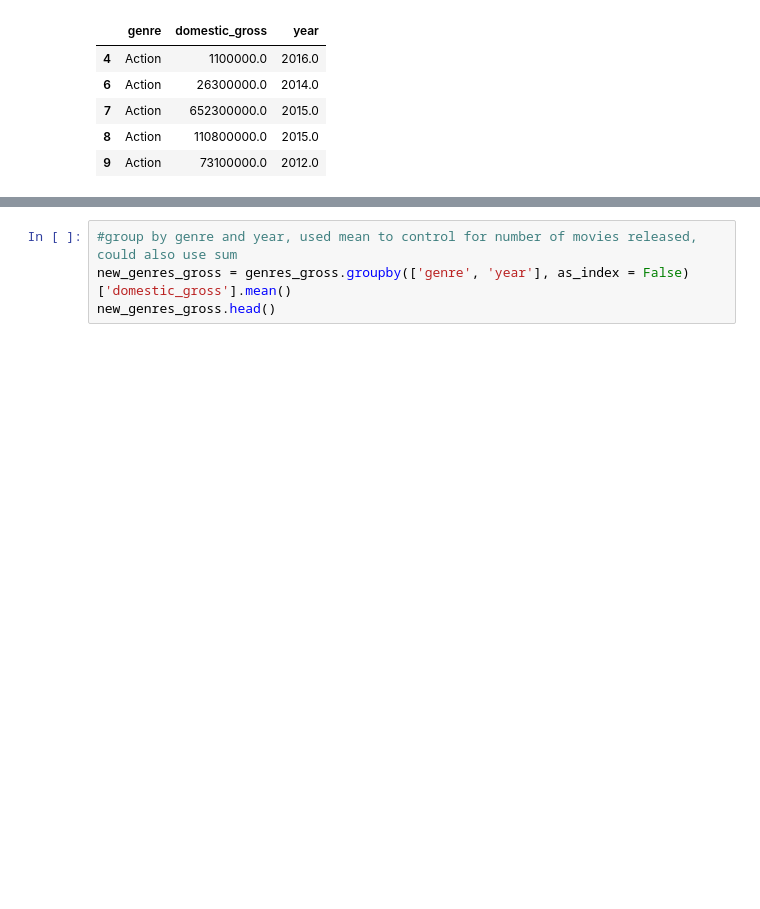
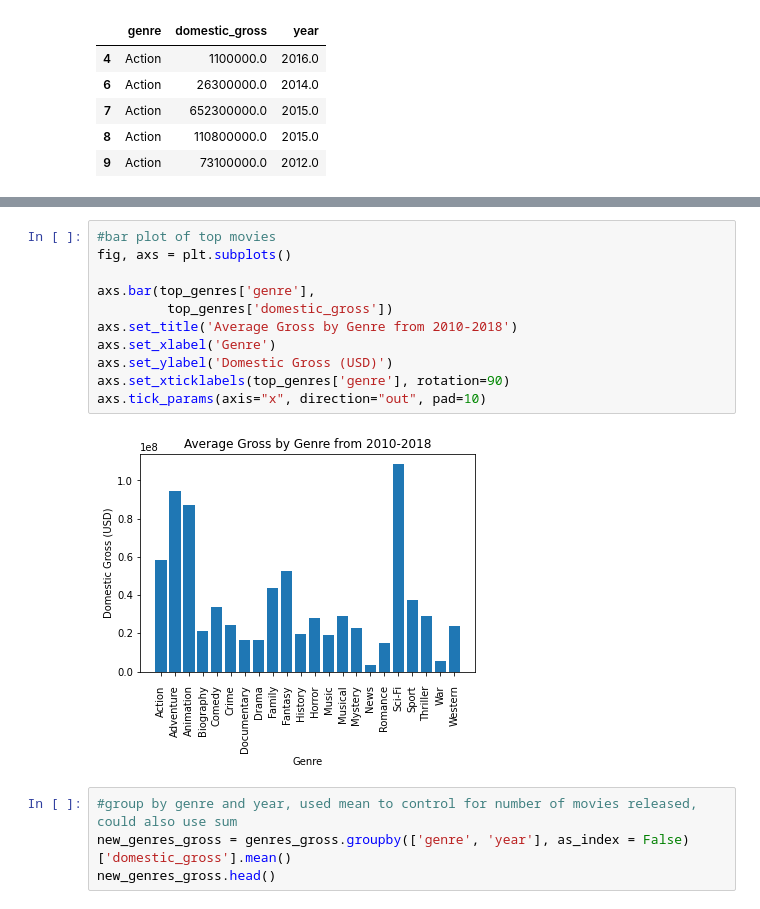
Before and after one commit to tramsay-deloitte/Dollywood, a Jupyter notebook: Thomas - Data Exploration.ipynb, the cells around one changed output, grey strips where cells are left out. Saved outputs shown, nothing was run; the diff lists cells and outputs as text; blank space fills up the shorter version.

```diff
--- a/Thomas - Data Exploration.ipynb
+++ b/Thomas - Data Exploration.ipynb
@@ -340,3 +351,16 @@ top_genres.sort_values(by = 'domestic_gross', ascending = False)
+# %%
+#bar plot of top movies
+fig, axs = plt.subplots()
+
+axs.bar(top_genres['genre'],
+         top_genres['domestic_gross'])
+axs.set_title('Average Gross by Genre from 2010-2018')
+axs.set_xlabel('Genre')
+axs.set_ylabel('Domestic Gross (USD)')
+axs.set_xticklabels(top_genres['genre'], rotation=90)
+axs.tick_params(axis="x", direction="out", pad=10)
+# %% [output]
+[figure, added]
 # %%
 #group by genre and year, used mean to control for number of movies released, could also use sum
 new_genres_gross = genres_gross.groupby(['genre', 'year'], as_index = False)['domestic_gross'].mean()
```
Also changed, not shown: parts of 2 cells of this notebook.
